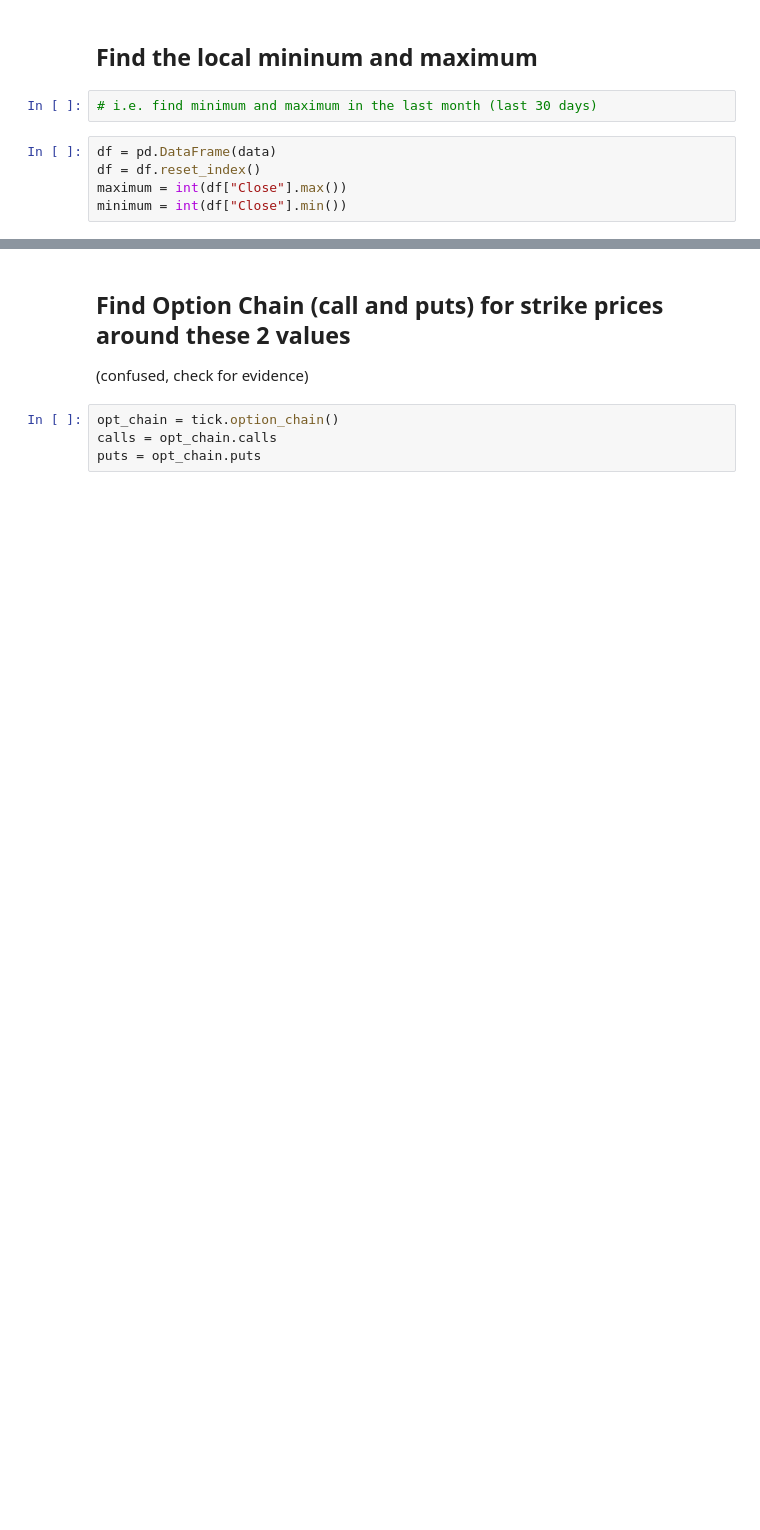
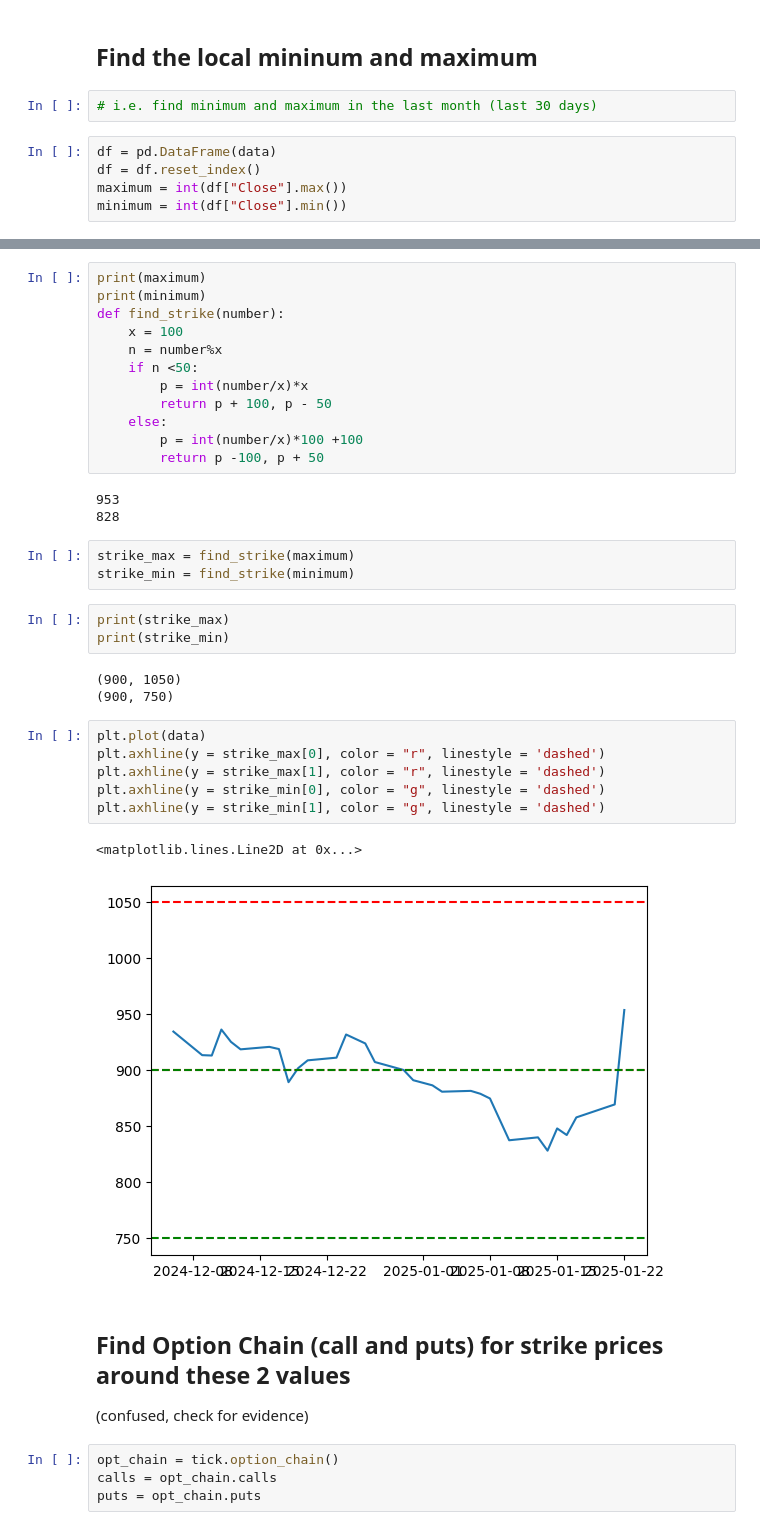
Before and after one commit to Snehbhandari/opt_tr, a Jupyter notebook: ipynb files/get_data_single.ipynb, the cells around one changed output, grey strips where cells are left out. Drawn from its saved outputs; the diff is of its cells as text; blank space fills up the shorter version.

```diff
--- a/ipynb files/get_data_single.ipynb
+++ b/ipynb files/get_data_single.ipynb
@@ -40,3 +38,36 @@ plt.axhline(y = minimum, color = 'b', linestyle = 'dashed')
+# %%
+print(maximum)
+print(minimum)
+def find_strike(number):
+    x = 100
+    n = number%x
+    if n <50:
+        p = int(number/x)*x
+        return p + 100, p - 50
+    else:
+        p = int(number/x)*100 +100
+        return p -100, p + 50
+# %% [output]
+953
+828
+# %%
+strike_max = find_strike(maximum)
+strike_min = find_strike(minimum)
+# %%
+print(strike_max)
+print(strike_min)
+# %% [output]
+(900, 1050)
+(900, 750)
+# %%
+plt.plot(data)
+plt.axhline(y = strike_max[0], color = "r", linestyle = 'dashed')
+plt.axhline(y = strike_max[1], color = "r", linestyle = 'dashed')
+plt.axhline(y = strike_min[0], color = "g", linestyle = 'dashed')
+plt.axhline(y = strike_min[1], color = "g", linestyle = 'dashed')
+# %% [output]
+<matplotlib.lines.Line2D at 0x...>
+[figure, added]
 # %% [markdown]
 ## Find Option Chain (call and puts) for strike prices around these 2 values
 (confused, check for evidence)
```
Also changed, not shown: parts of 9 cells of this notebook, 2 other files.
